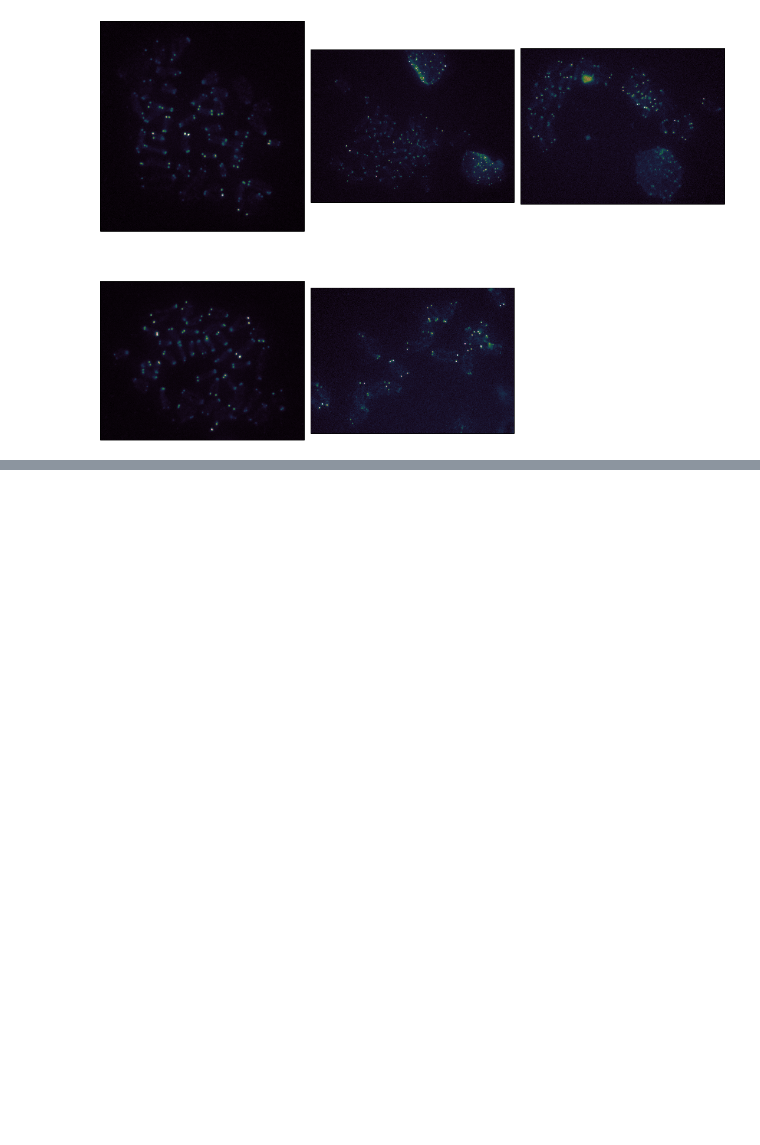
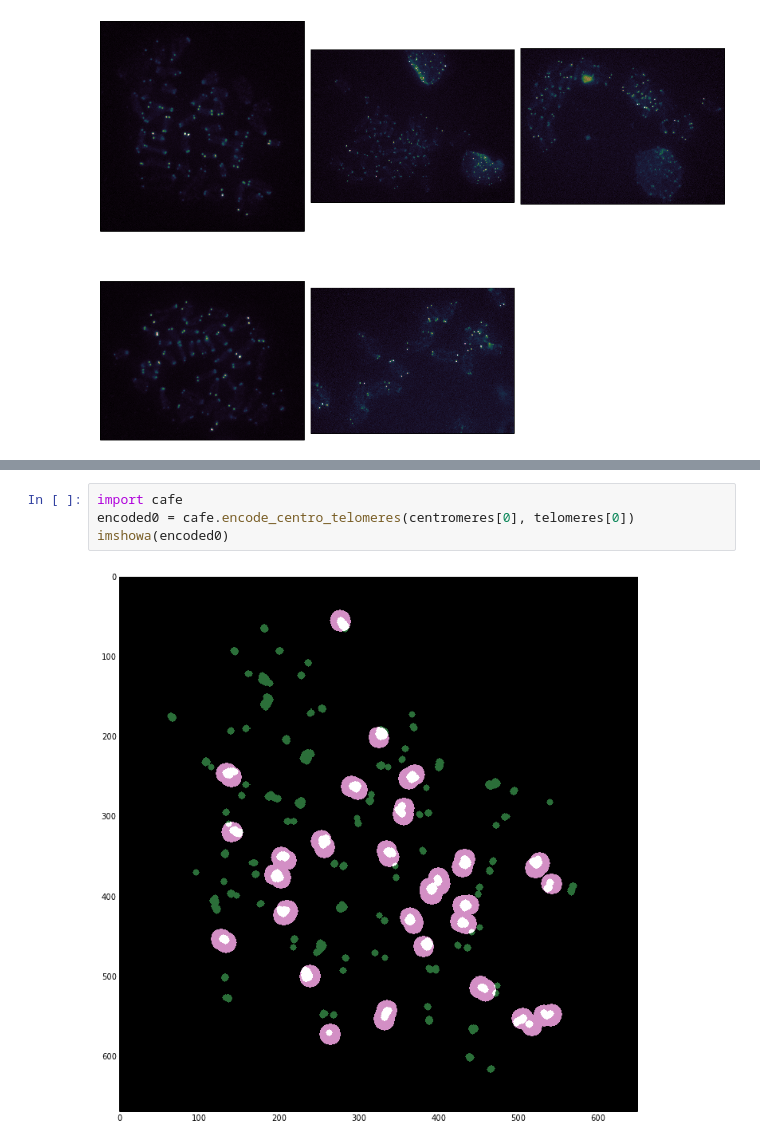
Before and after one commit to jni/notebooks, a Jupyter notebook: Quantifying telomeric protein.ipynb, the cells around one changed output, grey strips where cells are left out. Drawn from its saved outputs; the diff is of its cells as text; blank space fills up the shorter version.

```diff
--- a/Quantifying telomeric protein.ipynb
+++ b/Quantifying telomeric protein.ipynb
@@ -70,0 +91,6 @@ imshow_grid(telomeres)
+# %%
+import cafe
+encoded0 = cafe.encode_centro_telomeres(centromeres[0], telomeres[0])
+imshowa(encoded0)
+# %% [output]
+[figure, added]
```
Also changed, not shown: parts of 8 cells of this notebook.
